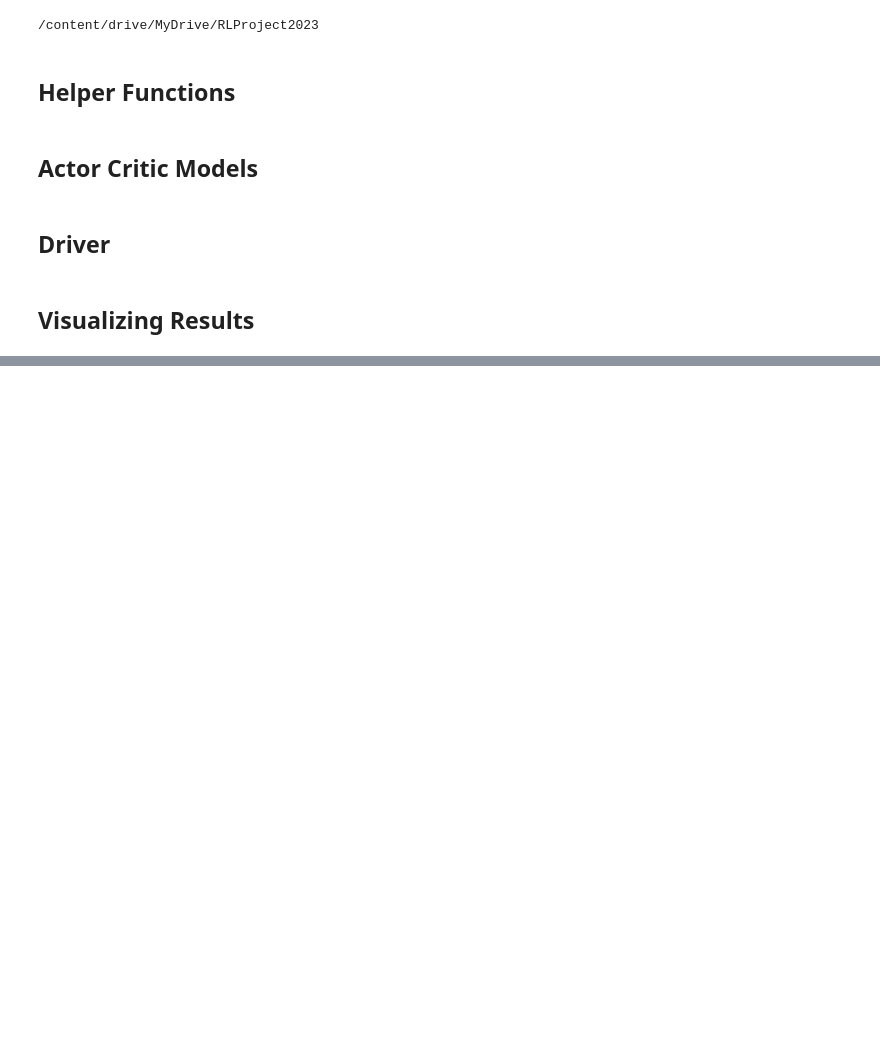
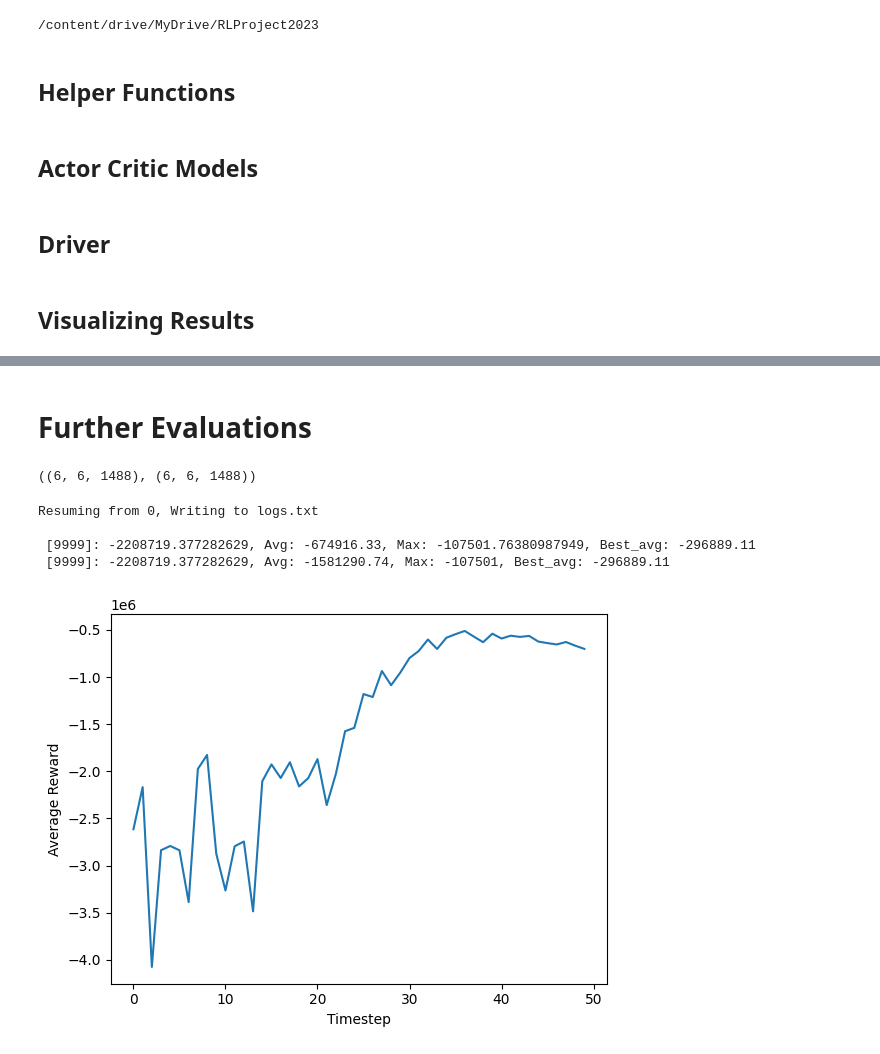
Before and after one commit to kartikjindgar/Optimal-Taxi-Dispatcher, a Jupyter notebook: PolicyGradient.ipynb, the cells around one changed output, grey strips where cells are left out. Cells and saved outputs as stored; diff of their text form; code cells hidden in the pictures; blank space fills up the shorter version.

Commit message:
evaluation code

```diff
--- a/PolicyGradient.ipynb
+++ b/PolicyGradient.ipynb
@@ -462,0 +519,34 @@ plot_demand_supply(percentage_insatiated_demand_matrix, percentage_empty_cabs_ma
+# %% [markdown]
+# Further Evaluations
+# %%
+master_pt_path = './RL-data/master_pt_2022.npy'
+master_pt = np.load(master_pt_path)
+wait_cost = np.load("./RL-data/wait_costs_22.npy")
+move_cost = np.load("./RL-data/move_costs_22.npy")
+times= np.load("./RL-data/times_small.npy")
+# %%
+master_pt_jan_22 = master_pt[:,:,:1488]
+master_pt_dec_22 = master_pt[:,:,-1488:]
+# %%
+master_pt_jan_22.shape, master_pt_dec_22.shape
+# %% [output]
+((6, 6, 1488), (6, 6, 1488))
+# %%
+num_of_zones = 6
+num_of_epochs =  10000
+number_of_cabs = 2000
+master_pt = master_pt_jan_22
+
+agent = A2CAgent(num_of_zones, num_of_zones*num_of_zones, 'logs.txt')
+
+epoch_resume = -1
+all_scores, percentage_insatiated_demand_matrix, percentage_empty_cabs_matrix, state_matrix = agent.learn(master_pt,wait_cost,move_cost,times, num_of_epochs, 10, epoch_resume, number_of_cabs)
+# %% [output]
+Resuming from 0, Writing to logs.txt
+
+ [9999]: -2208719.377282629, Avg: -674916.33, Max: -107501.76380987949, Best_avg: -296889.11
+ [9999]: -2208719.377282629, Avg: -1581290.74, Max: -107501, Best_avg: -296889.11
+# %%
+plot_scores(all_scores,200)
+# %% [output]
+[figure, added]
```
Also changed, not shown: parts of 15 cells of this notebook, 2 other files.
